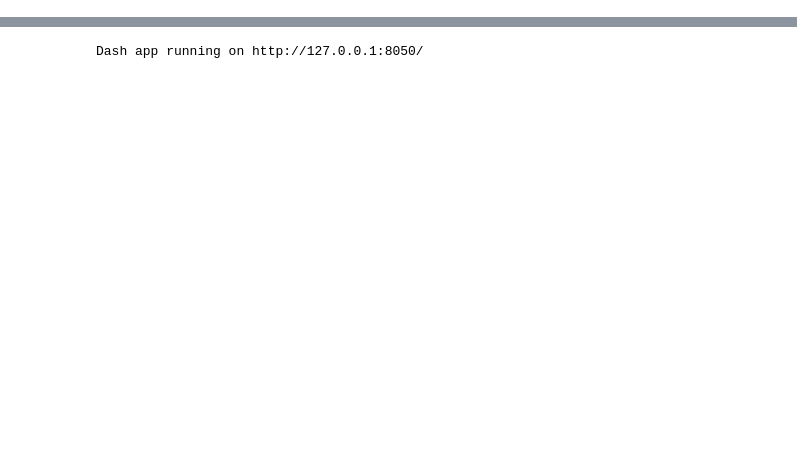
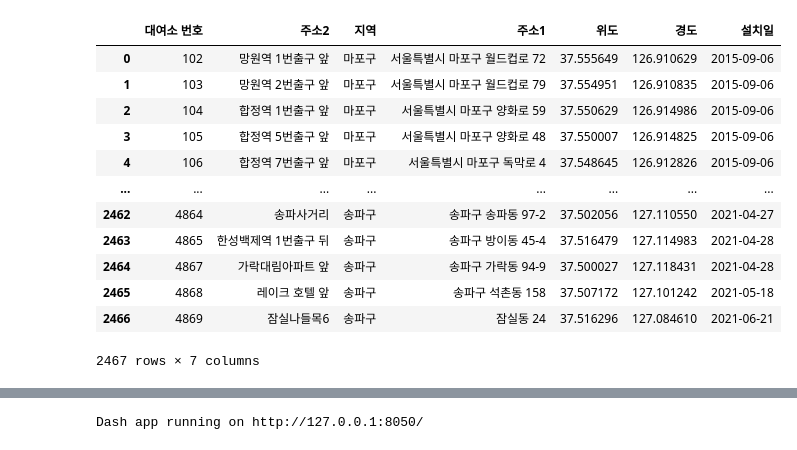
Before and after one commit to yangoos57/dataStudy, a Jupyter notebook: DA/bike_dash.ipynb, the cells around one changed output, grey strips where cells are left out. Cells and saved outputs as stored; diff of their text form; code cells hidden in the pictures; blank space fills up the shorter version.

```diff
--- a/DA/bike_dash.ipynb
+++ b/DA/bike_dash.ipynb
@@ -8,3 +7,19 @@ import numpy as np
 # %%
 bike_station = pd.read_csv('D:/git_local_repository/data_for_project/seoul_bike/bike_station_2021.06.csv')
 c_codes = pd.read_csv('data/plotly_color_codes.csv')
+
+bike_station
+# %% [output]
+|  | 대여소 번호 | 주소2 | 지역 | 주소1 | 위도 | 경도 | 설치일 |
+| 0 | 102 | 망원역 1번출구 앞 | 마포구 | 서울특별시 마포구 월드컵로 72 | 37.555649 | 126.910629 | 2015-09-06 |
+| 1 | 103 | 망원역 2번출구 앞 | 마포구 | 서울특별시 마포구 월드컵로 79 | 37.554951 | 126.910835 | 2015-09-06 |
+| 2 | 104 | 합정역 1번출구 앞 | 마포구 | 서울특별시 마포구 양화로 59 | 37.550629 | 126.914986 | 2015-09-06 |
+| 3 | 105 | 합정역 5번출구 앞 | 마포구 | 서울특별시 마포구 양화로 48 | 37.550007 | 126.914825 | 2015-09-06 |
+| 4 | 106 | 합정역 7번출구 앞 | 마포구 | 서울특별시 마포구 독막로 4 | 37.548645 | 126.912826 | 2015-09-06 |
+| ... | ... | ... | ... | ... | ... | ... | ... |
+| 2462 | 4864 | 송파사거리 | 송파구 | 송파구 송파동 97-2 | 37.502056 | 127.110550 | 2021-04-27 |
+| 2463 | 4865 | 한성백제역 1번출구 뒤 | 송파구 | 송파구 방이동 45-4 | 37.516479 | 127.114983 | 2021-04-28 |
+| 2464 | 4867 | 가락대림아파트 앞 | 송파구 | 송파구 가락동 94-9 | 37.500027 | 127.118431 | 2021-04-28 |
+| 2465 | 4868 | 레이크 호텔 앞 | 송파구 | 송파구 석촌동 158 | 37.507172 | 127.101242 | 2021-05-18 |
+| 2466 | 4869 | 잠실나들목6 | 송파구 | 잠실동 24 | 37.516296 | 127.084610 | 2021-06-21 |
+2467 rows × 7 columns
```
Also changed, not shown: parts of 3 cells of this notebook, 4 other files.
